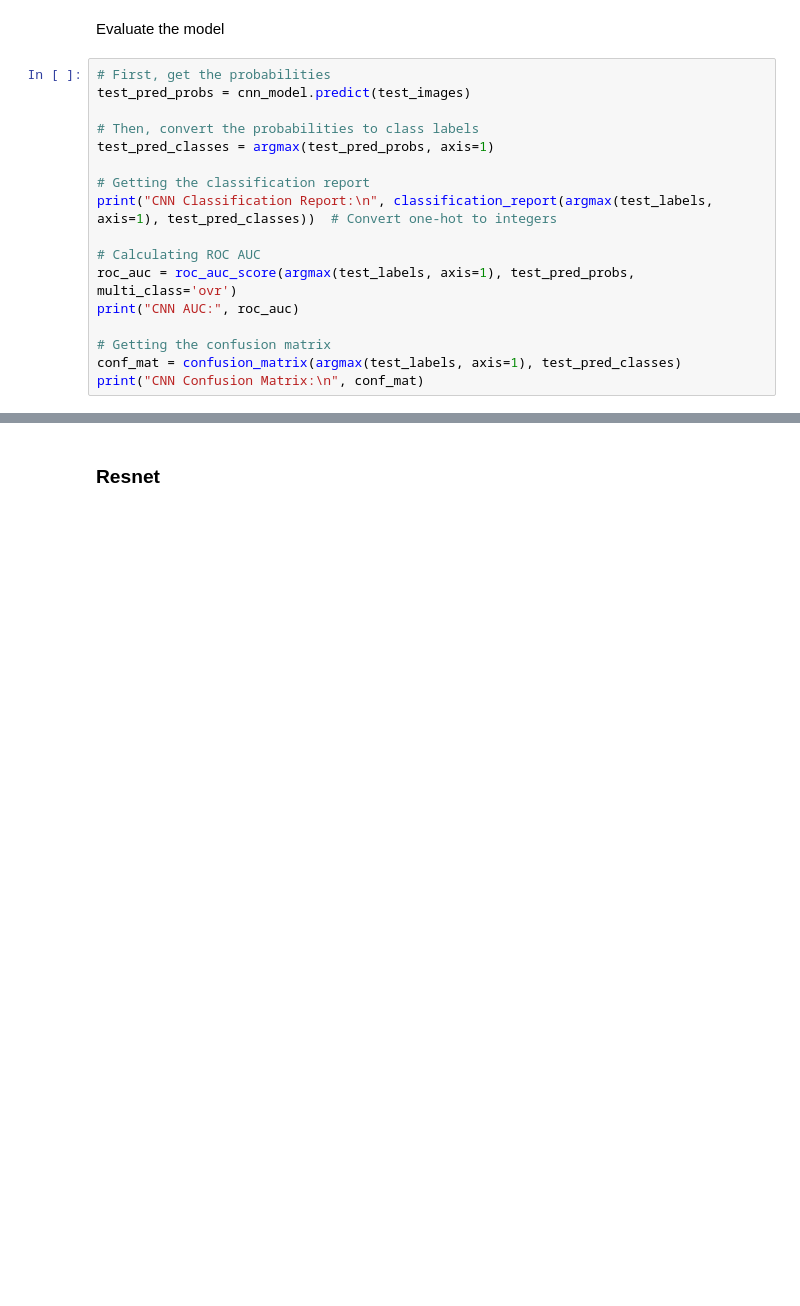
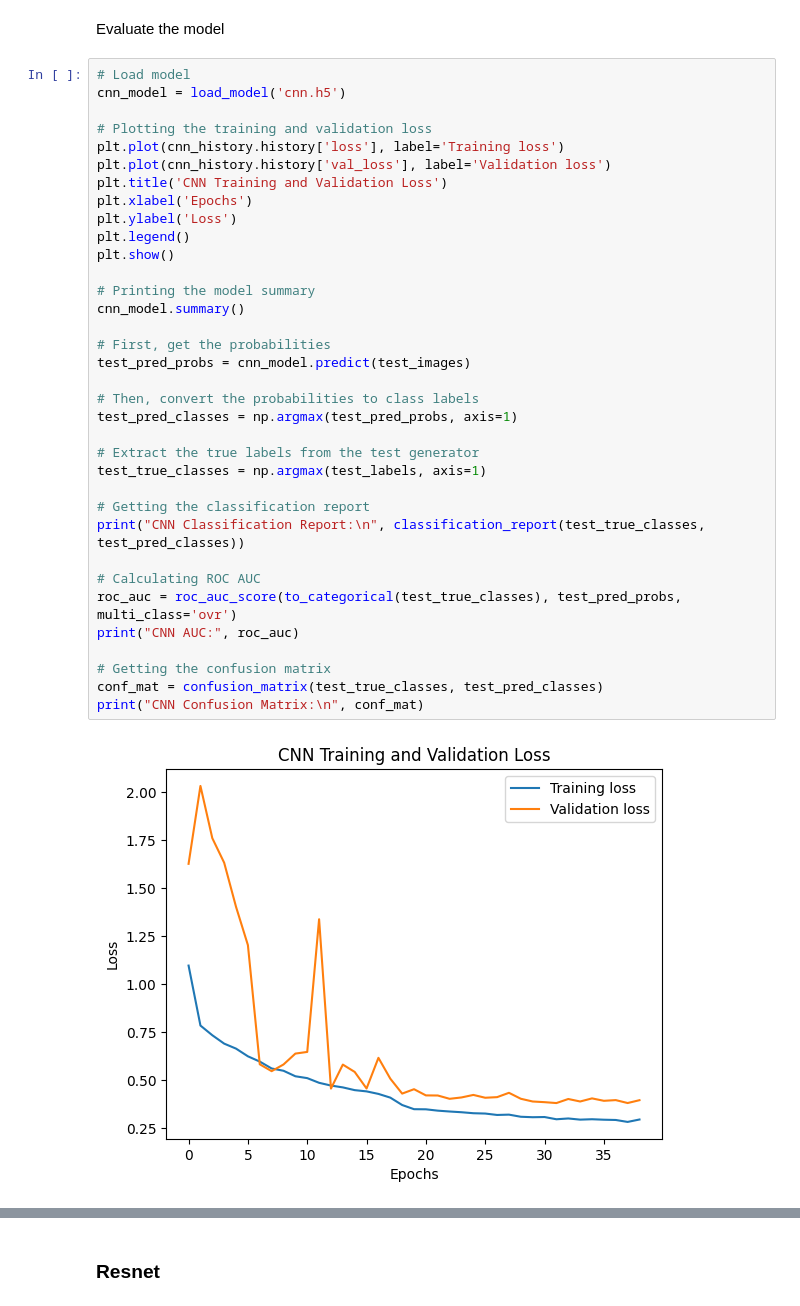
Before and after one commit to ffyycc/deep-learning-mosaic, a Jupyter notebook: image_classification.ipynb, the cells around one changed output, grey strips where cells are left out. Cells and saved outputs as stored; diff of their text form; blank space fills up the shorter version.

Commit message:
update classification model

```diff
--- a/image_classification.ipynb
+++ b/image_classification.ipynb
@@ -146,20 +289,39 @@ Epoch 50/50
 # %% [markdown]
 Evaluate the model
 # %%
+# Load model
+cnn_model = load_model('cnn.h5')
+
+# Plotting the training and validation loss
+plt.plot(cnn_history.history['loss'], label='Training loss')
+plt.plot(cnn_history.history['val_loss'], label='Validation loss')
+plt.title('CNN Training and Validation Loss')
+plt.xlabel('Epochs')
+plt.ylabel('Loss')
+plt.legend()
+plt.show()
+
+# Printing the model summary
+cnn_model.summary()
+
 # First, get the probabilities
 test_pred_probs = cnn_model.predict(test_images)
 
 # Then, convert the probabilities to class labels
-test_pred_classes = argmax(test_pred_probs, axis=1)
+test_pred_classes = np.argmax(test_pred_probs, axis=1)
+
+# Extract the true labels from the test generator
+test_true_classes = np.argmax(test_labels, axis=1)
 
 # Getting the classification report
-print("CNN Classification Report:\n", classification_report(argmax(test_labels, axis=1), test_pred_classes))  # Convert one-hot to integers
+print("CNN Classification Report:\n", classification_report(test_true_classes, test_pred_classes))
 
 # Calculating ROC AUC
-roc_auc = roc_auc_score(argmax(test_labels, axis=1), test_pred_probs, multi_class='ovr')
+roc_auc = roc_auc_score(to_categorical(test_true_classes), test_pred_probs, multi_class='ovr')
 print("CNN AUC:", roc_auc)
 
 # Getting the confusion matrix
-conf_mat = confusion_matrix(argmax(test_labels, axis=1), test_pred_classes)
+conf_mat = confusion_matrix(test_true_classes, test_pred_classes)
 print("CNN Confusion Matrix:\n", conf_mat)
 # %% [output]
+[figure, added]
```
Also changed, not shown: parts of 33 cells of this notebook.
